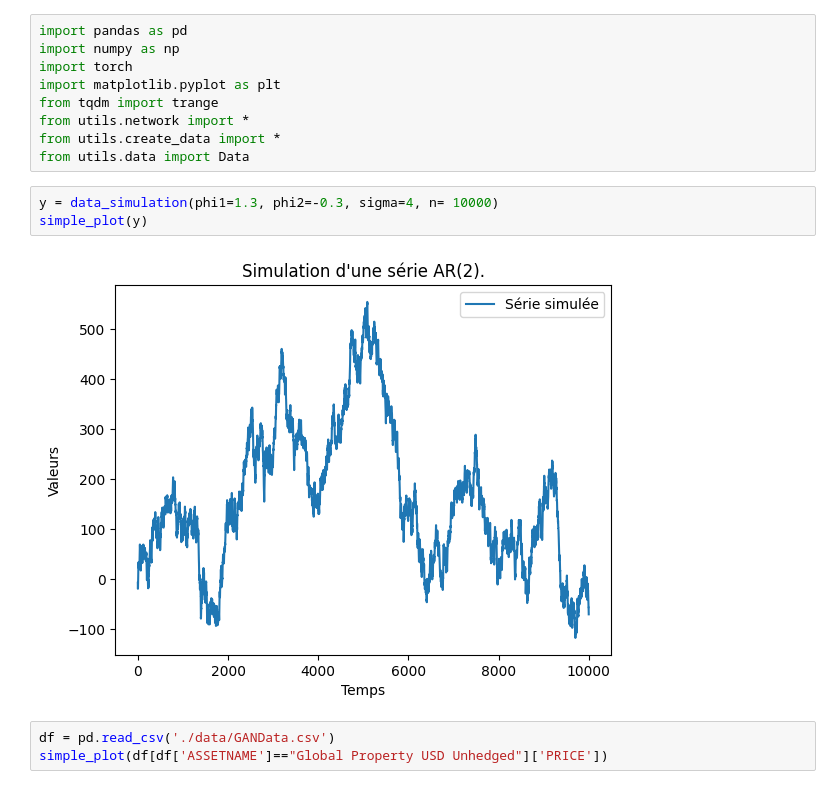
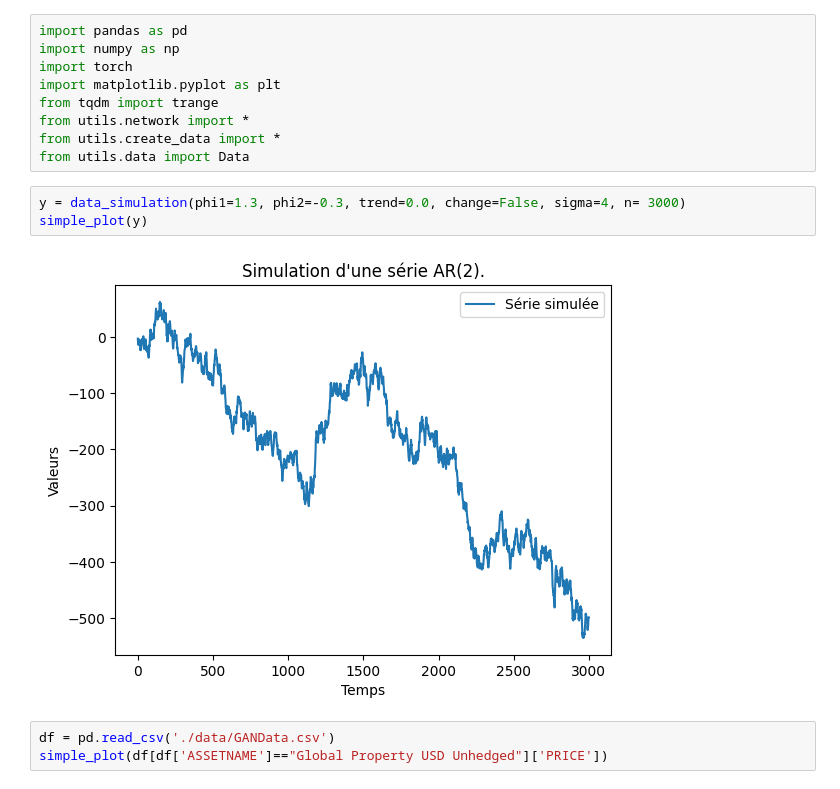
Before and after one commit to QMoayedpour/statapp-hsbc, a Jupyter notebook: gan_simulation.ipynb, the cells around one changed output. Saved outputs shown, nothing was run; the diff lists cells and outputs as text.

```diff
--- a/gan_simulation.ipynb
+++ b/gan_simulation.ipynb
@@ -8,10 +8,10 @@ from utils.network import *
 from utils.create_data import *
 from utils.data import Data
 # %%
-y = data_simulation(phi1=1.3, phi2=-0.3, sigma=4, n= 10000)
+y = data_simulation(phi1=1.3, phi2=-0.3, trend=0.0, change=False, sigma=4, n= 3000)
 simple_plot(y)
 # %% [output]
-[figure, old version]
+[figure, new version]
 # %%
 df = pd.read_csv('./data/GANData.csv')
 simple_plot(df[df['ASSETNAME']=="Global Property USD Unhedged"]['PRICE'])
```
Also changed, not shown: parts of 8 cells of this notebook, 2 other files.
